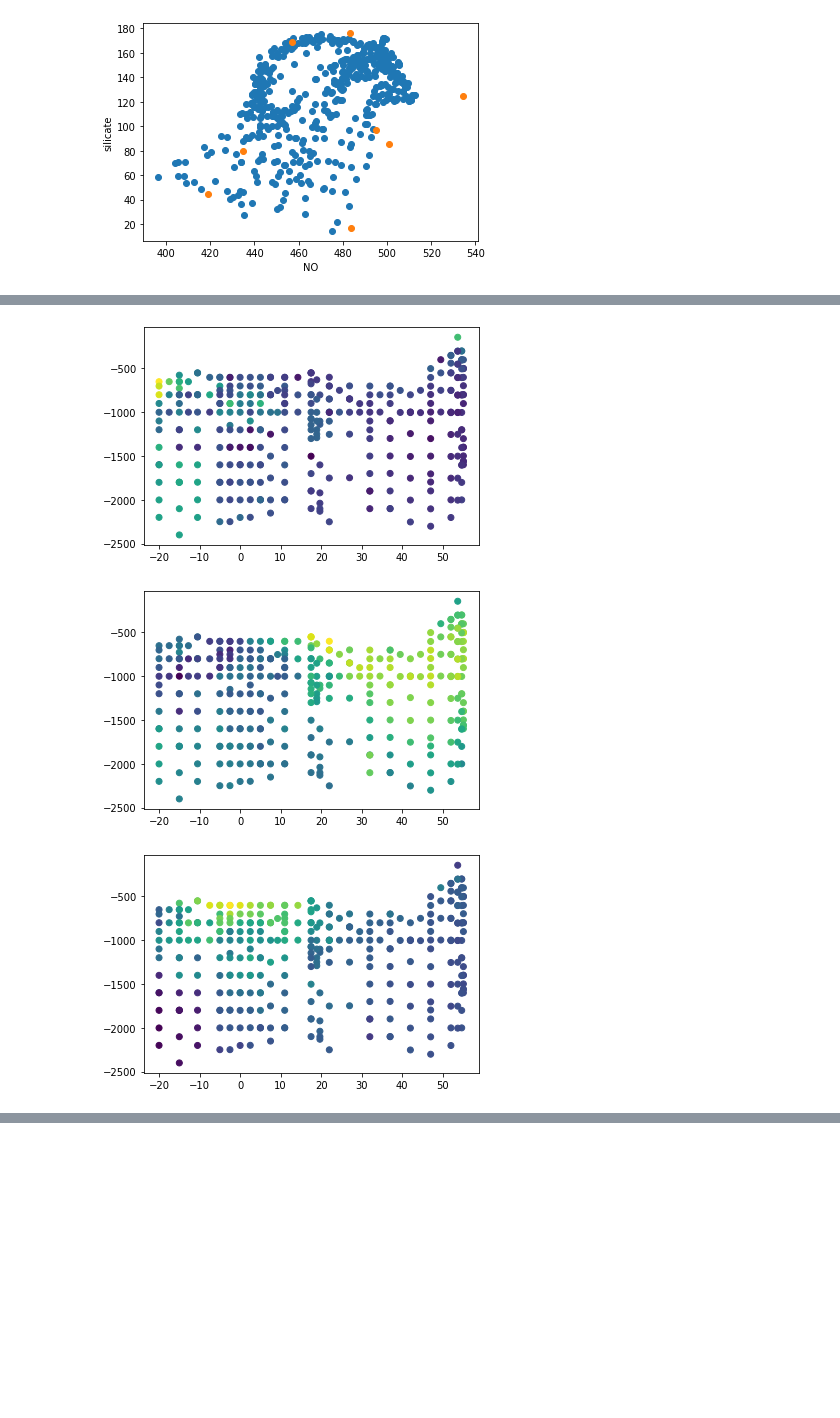
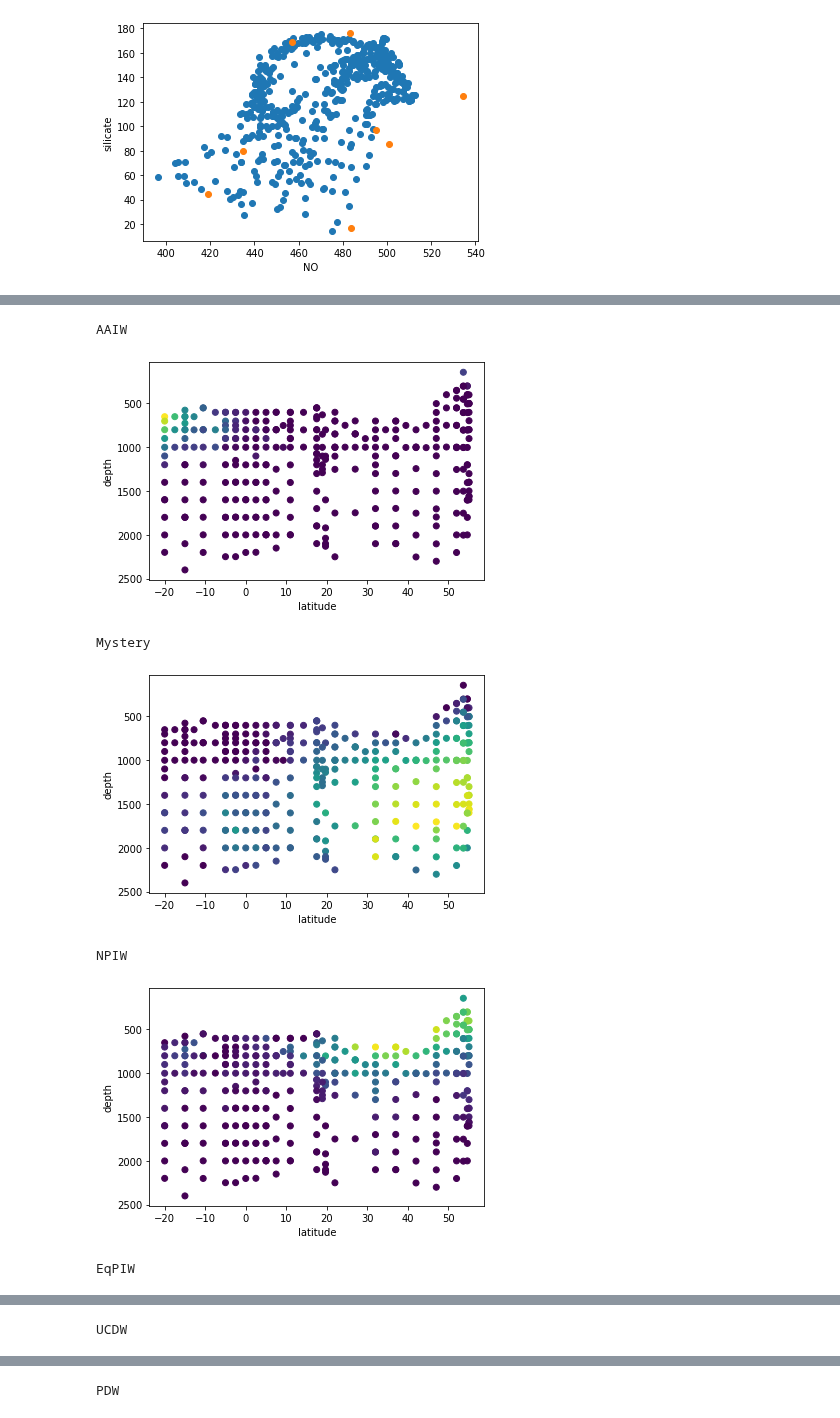
Before and after one commit to nitrogenlab/oceanography_colab_notebooks, a Jupyter notebook: for_rian/ConstrainedWaterMassAnalysis.ipynb, the cells around one changed output, grey strips where cells are left out. Drawn from its saved outputs; the diff is of its cells as text; code cells hidden in the pictures; blank space fills up the shorter version.

```diff
--- a/for_rian/ConstrainedWaterMassAnalysis.ipynb
+++ b/for_rian/ConstrainedWaterMassAnalysis.ipynb
@@ -68,7 +68,7 @@ header[23] = "nitrate"
 header[27] = "phosphate"
 
 gp15_df = pd.read_csv("names_added_GP15OMPA_33RR20180918_only_gs_rosette_clean1_hy1.csv",
-                      names=header)
+                      names=header, na_values = -999)
 augment_df_with_PO_NO_SiO(gp15_df)
 
 absolute_salinity = gsw.SA_from_SP(SP=gp15_df["practical_salinity"],
@@ -106,3 +106,7 @@ Omega = 2*np.pi/86400;
 f = np.mean(2*Omega*np.sin(gp15_df["latitude"]*(np.pi/180.0)))
 PV = -(f/rho_ref)*(np.gradient(sig0, depth))
 gp15_df["PV"] = PV #potential vorticity
+
+print("Rows:",len(gp15_df))
+gp15_df = gp15_df.dropna()
+print("Rows without NA values:",len(gp15_df))
@@ -213,8 +203,19 @@ def perform_OMPA(df_for_A, df_for_obs, params_to_use, weighting):
 
     #We also want a matrix that is [pairs X observations]
 
-    A = np.array(df_for_A[params_to_use])*weighting[None,:]
-    b = np.array(df_for_obs[params_to_use])*weighting[None,:]
+    A = np.array(df_for_A[params_to_use])
+    b = np.array(df_for_obs[params_to_use])
+
+    #compute the variance of the parameters
+    #param_variances = np.nanvar(b, axis=0)
+    #apply a relative weighting
+    #weighting = (1/param_variances)*relative_weighting
+    weighting = weighting
+    print(weighting)
+
+    A = A*weighting[None,:]
+    b = b*weighting[None,:]
+
     x = cp.Variable(shape=(len(b), len(A)))
     obj = cp.Minimize(cp.sum_squares(x@A - b))
     constraints = [x >= 0,
@@ -229,7 +230,7 @@ def perform_OMPA(df_for_A, df_for_obs, params_to_use, weighting):
 
 end_mem_intermediate_df = prepare_water_mass_df(
     [P16_Emilie_AAIW,
-     #GLODAP_mystery,
+     GLODAP_mystery,
      GLODAP_NPIW,
      GLODAP_EqPIW,
      P16_UCDW,
@@ -259,10 +267,18 @@ optimal var [[-0.00204453  0.77394806 -0.03509864 -0.01872393  0.28178409]
 # %%
 for i in range(soln.shape[1]):
+  print(end_mem_intermediate_df["watermassname"][i])
   plt.scatter(gp15_intermediate["latitude"],
-              -gp15_intermediate["depth"],
+              gp15_intermediate["depth"],
               c=soln[:,i])
+  plt.xlabel("latitude")
+  plt.ylabel("depth")
+  plt.ylim(plt.ylim()[1], plt.ylim()[0])
   plt.show()
 # %% [output]
+AAIW
-[figure, old version]
+[figure, new version]
+Mystery
-[figure, old version]
+[figure, new version]
+NPIW
-[figure, old version]
+[figure, new version]
+EqPIW
@@ -269,0 +286 @@ for i in range(soln.shape[1]):
+UCDW
@@ -270,0 +288 @@ for i in range(soln.shape[1]):
+PDW
```
Also changed, not shown: parts of 6 cells of this notebook.
